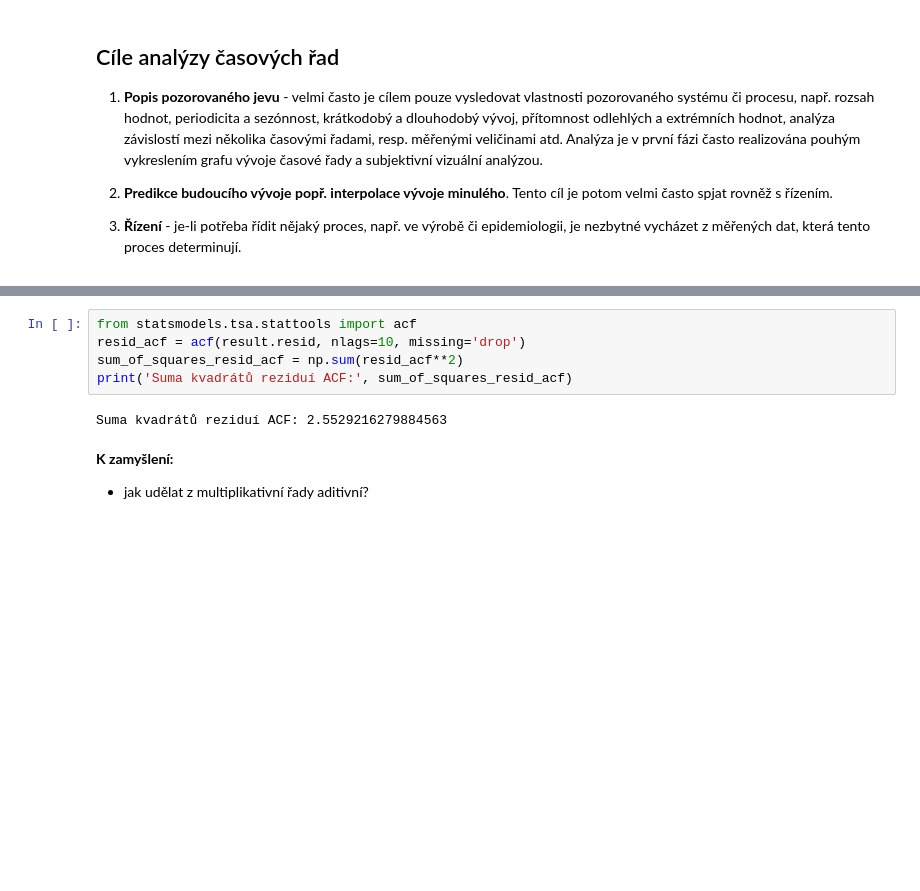
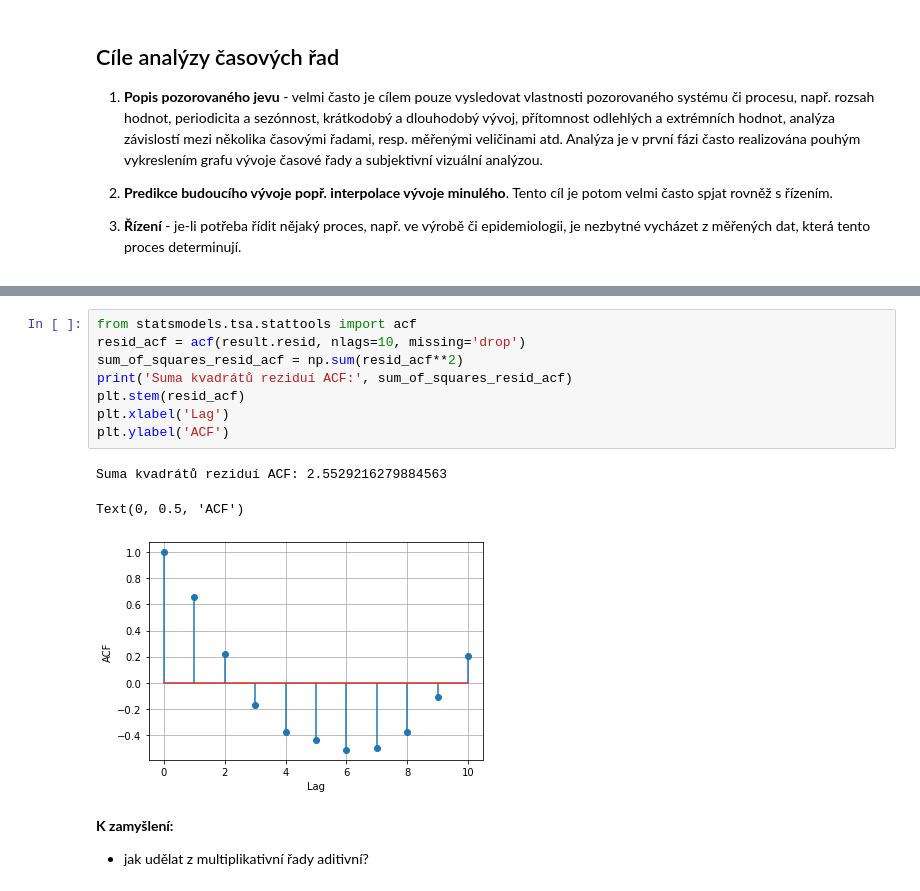
Before and after one commit to kamil-dedecius/mi-scr, a Jupyter notebook: prednasky/1.ipynb, the cells around one changed output, grey strips where cells are left out. Cells and saved outputs as stored; diff of their text form; blank space fills up the shorter version.

```diff
--- a/prednasky/1.ipynb
+++ b/prednasky/1.ipynb
@@ -95,10 +95,15 @@ plt.show()
 # %%
 from statsmodels.tsa.stattools import acf
 resid_acf = acf(result.resid, nlags=10, missing='drop')
 sum_of_squares_resid_acf = np.sum(resid_acf**2)
 print('Suma kvadrátů reziduí ACF:', sum_of_squares_resid_acf)
+plt.stem(resid_acf)
+plt.xlabel('Lag')
+plt.ylabel('ACF')
 # %% [output]
 Suma kvadrátů reziduí ACF: 2.5529216279884563
+Text(0, 0.5, 'ACF')
+[figure, added]
 # %% [markdown]
 **K zamyšlení:**
 - jak udělat z multiplikativní řady aditivní?
```
Also changed, not shown: parts of 3 cells of this notebook.
